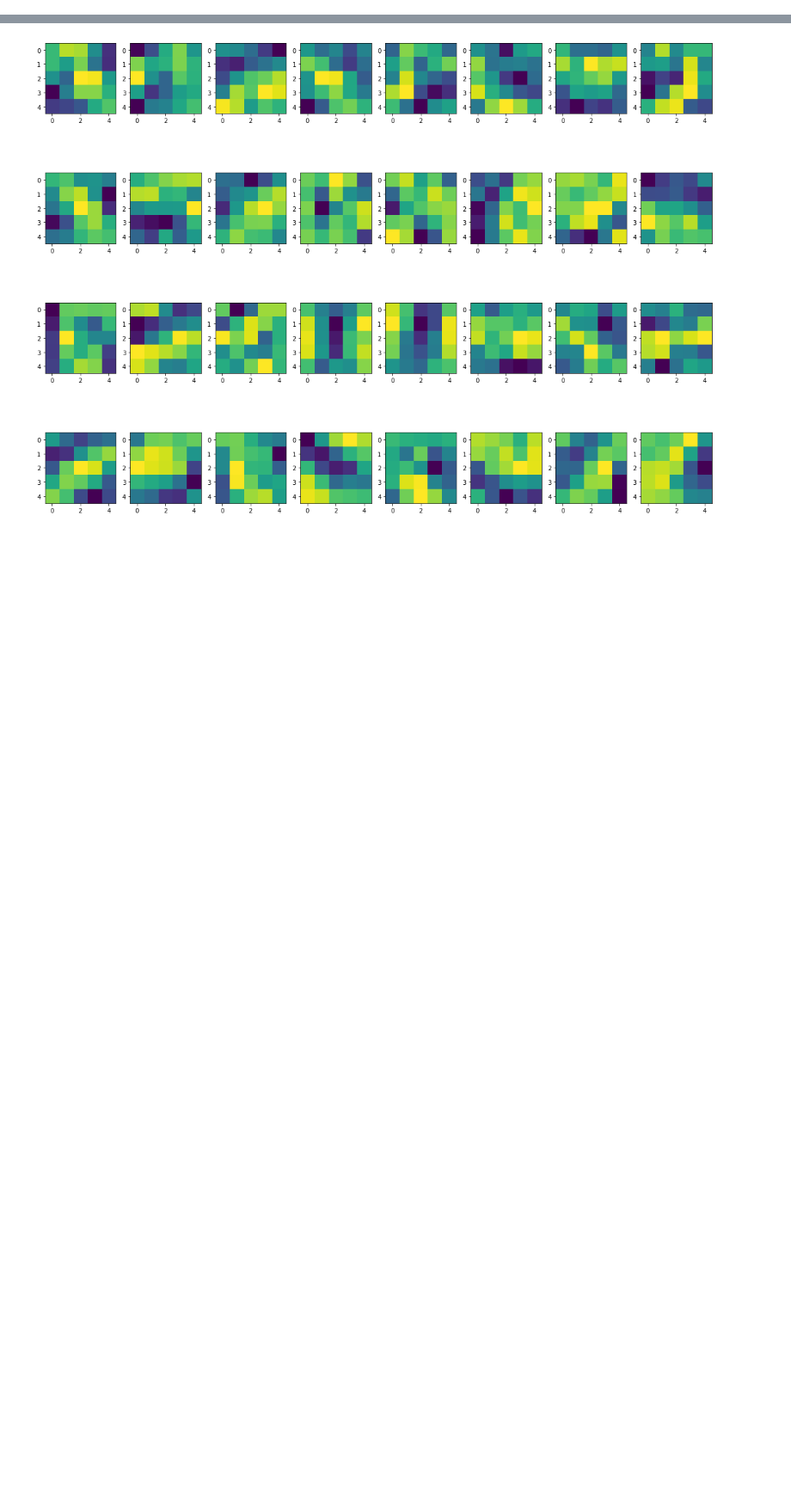
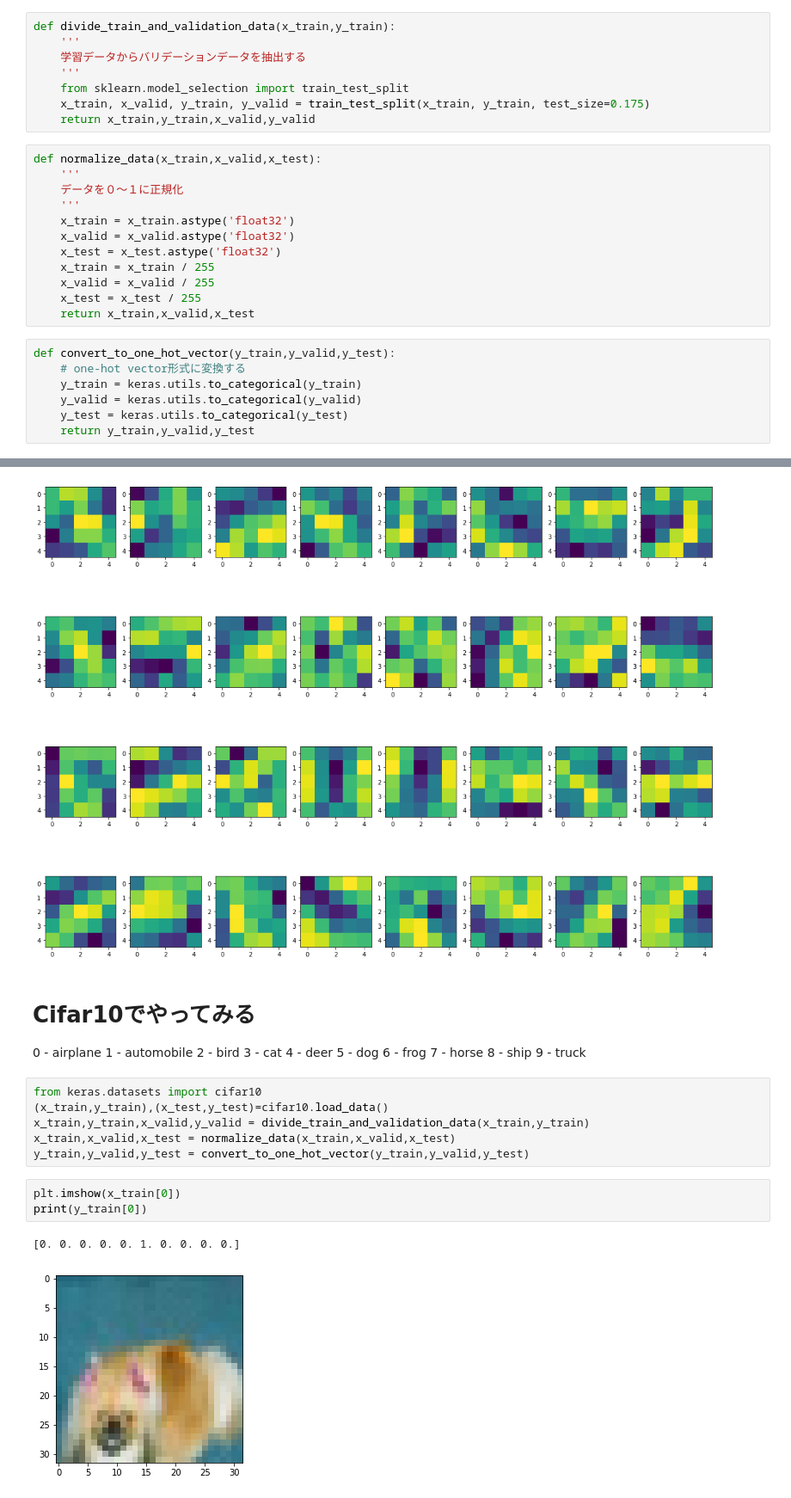
Before and after one commit to takecx/NEDO_Brain, a Jupyter notebook: MNIST_Display_Kernel.ipynb, the cells around one changed output, grey strips where cells are left out. Shown at 86% size. Drawn from its saved outputs; the diff is of its cells as text; blank space fills up the shorter version.

Commit message:
Cifar10も追加してみた

```diff
--- a/MNIST_Display_Kernel.ipynb
+++ b/MNIST_Display_Kernel.ipynb
@@ -5,6 +5,33 @@
 https://qiita.com/fukuit/items/b3fa460577a0ea139c88
 
 https://qiita.com/shyne/items/31721724820dcfae4baf
+# %%
+def divide_train_and_validation_data(x_train,y_train):
+    '''
+    学習データからバリデーションデータを抽出する
+    '''
+    from sklearn.model_selection import train_test_split
+    x_train, x_valid, y_train, y_valid = train_test_split(x_train, y_train, test_size=0.175)
+    return x_train,y_train,x_valid,y_valid
+# %%
+def normalize_data(x_train,x_valid,x_test):
+    '''
+    データを０〜１に正規化
+    '''
+    x_train = x_train.astype('float32')
+    x_valid = x_valid.astype('float32')
+    x_test = x_test.astype('float32')
+    x_train = x_train / 255
+    x_valid = x_valid / 255
+    x_test = x_test / 255
+    return x_train,x_valid,x_test
+# %%
+def convert_to_one_hot_vector(y_train,y_valid,y_test):
+    # one-hot vector形式に変換する
+    y_train = keras.utils.to_categorical(y_train)
+    y_valid = keras.utils.to_categorical(y_valid)
+    y_test = keras.utils.to_categorical(y_test)
+    return y_train,y_valid,y_test
 # %%
 # ライブラリのインポート
 %matplotlib inline
@@ -176,3 +195,27 @@ for index in range(conv2d_weights.shape[3]):
     plt.imshow(weight)
 # %% [output]
 [figure]
+# %% [markdown]
+# Cifar10でやってみる
+0 - airplane
+1 - automobile
+2 - bird
+3 - cat
+4 - deer
+5 - dog
+6 - frog
+7 - horse
+8 - ship
+9 - truck
+# %%
+from keras.datasets import cifar10
+(x_train,y_train),(x_test,y_test)=cifar10.load_data()
+x_train,y_train,x_valid,y_valid = divide_train_and_validation_data(x_train,y_train)
+x_train,x_valid,x_test = normalize_data(x_train,x_valid,x_test)
+y_train,y_valid,y_test = convert_to_one_hot_vector(y_train,y_valid,y_test)
+# %%
+plt.imshow(x_train[0])
+print(y_train[0])
+# %% [output]
+[0. 0. 0. 0. 0. 1. 0. 0. 0. 0.]
+[figure, added]
```
Also changed, not shown: parts of 6 cells of this notebook.
